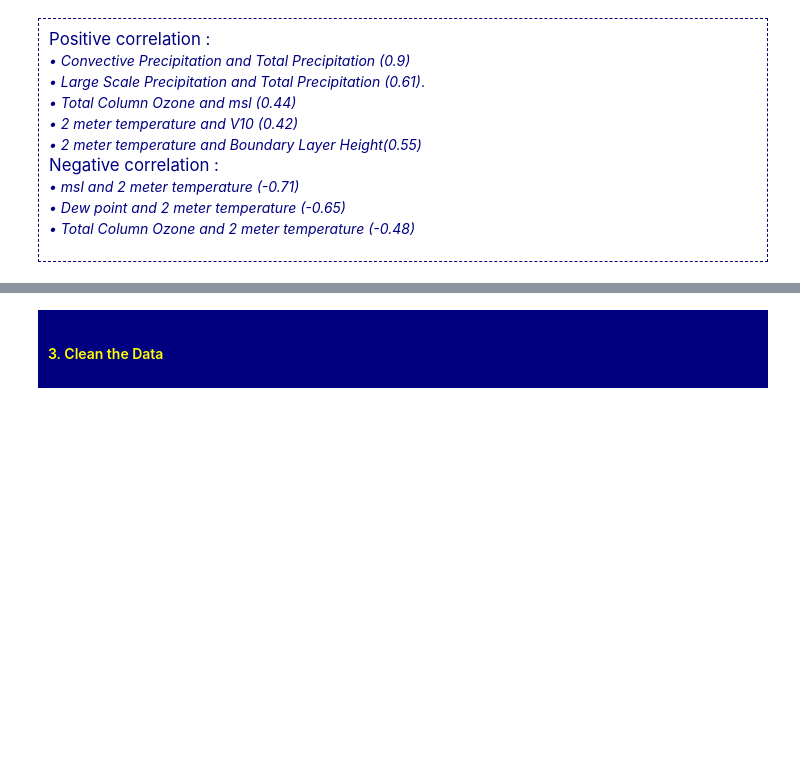
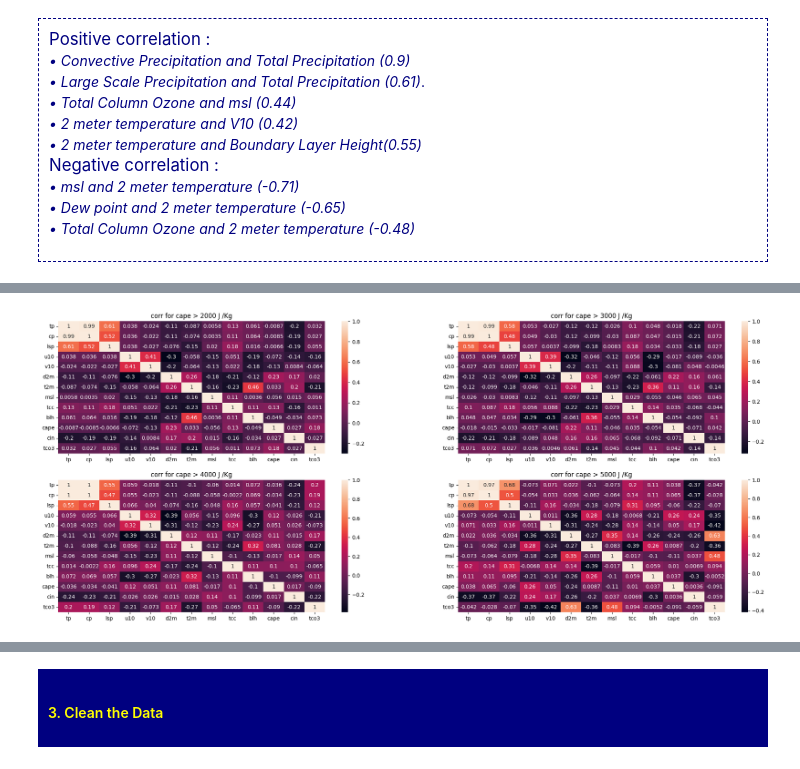
Before and after one commit to Mohamed-01-git/ADABOOST, a Jupyter notebook: PROJET_ADABOOST.ipynb, the cells around one changed output, grey strips where cells are left out. Saved outputs shown, nothing was run; the diff lists cells and outputs as text; code cells hidden in the pictures; blank space fills up the shorter version.

```diff
--- a/PROJET_ADABOOST.ipynb
+++ b/PROJET_ADABOOST.ipynb
@@ -232,0 +268,9 @@ sns.heatmap(DF_S.corr(),annot=True)
+# %%
+fig,ax=plt.subplots(figsize=(25,10),ncols=2,nrows=2)
+ax=ax.flatten()
+for i,cape in enumerate([2000,3000,4000,5000]) :
+    temp=DF.query("cape >= @cape").corr()
+    sns.heatmap(data=temp,annot=True,ax=ax[i])
+    ax[i].set_title(f"corr for cape > {cape} J /Kg")
+# %% [output]
+[figure, added]
```
Also changed, not shown: parts of 59 cells of this notebook.
